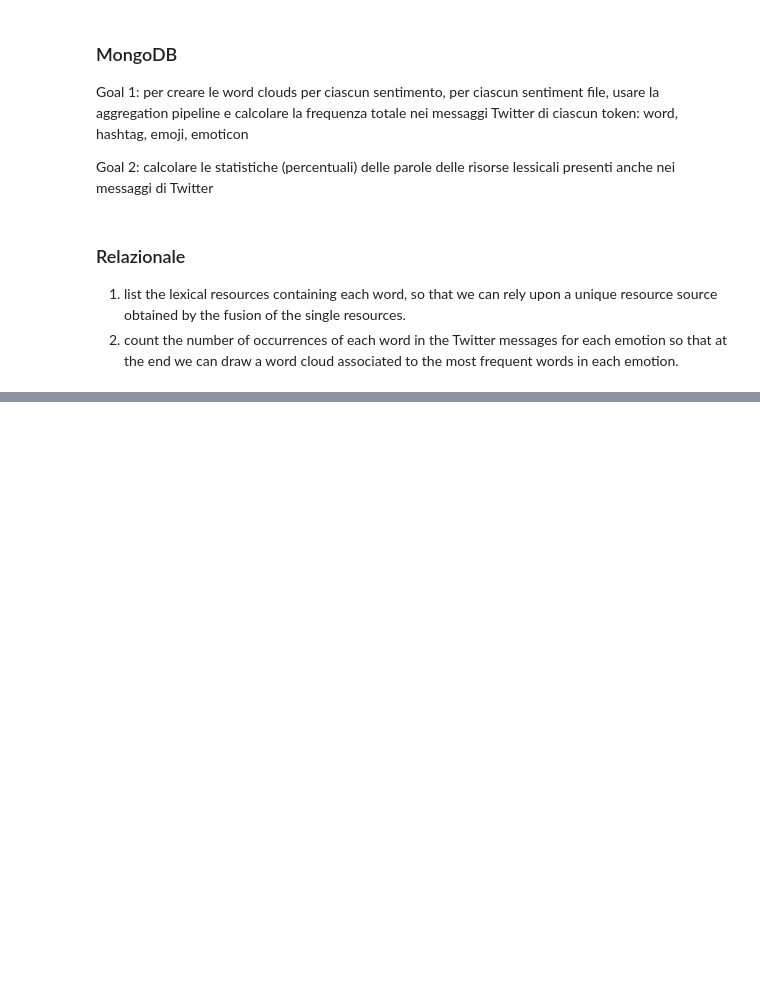
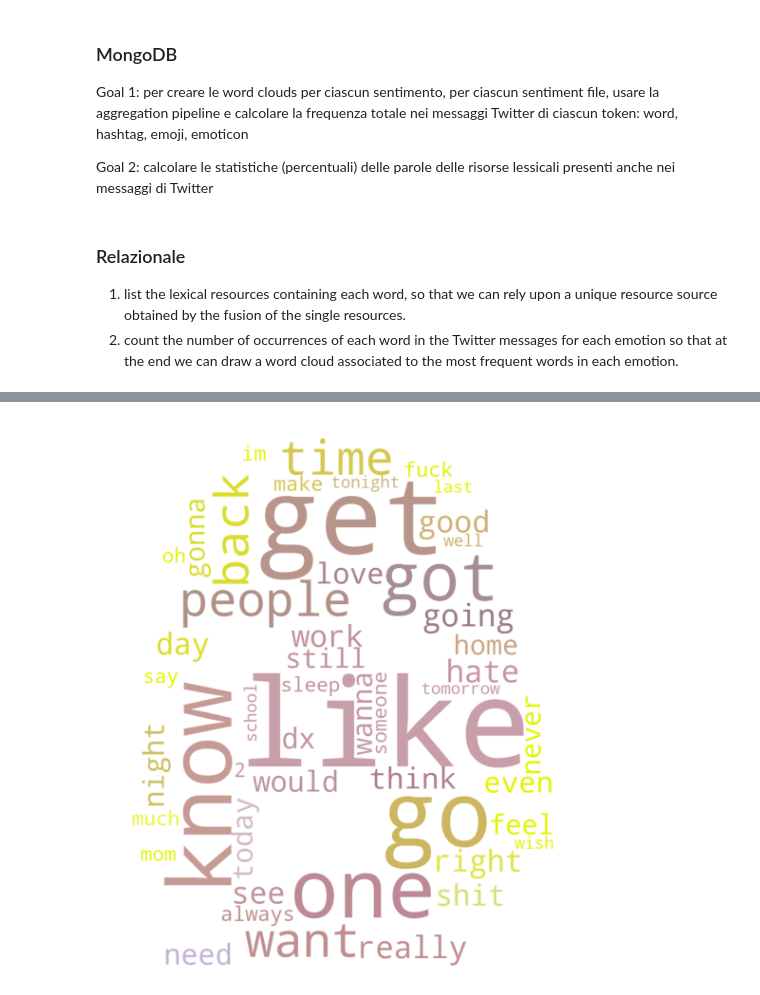
Before and after one commit to Fazzaa/tweet_analysis, a Jupyter notebook: graph.ipynb, the cells around one changed output, grey strips where cells are left out. Cells and saved outputs as stored; diff of their text form; code cells hidden in the pictures; blank space fills up the shorter version.

```diff
--- a/graph.ipynb
+++ b/graph.ipynb
@@ -41,0 +105,4 @@ words in each emotion.
+# %%
+generate_wordcloud(convert_from_list_to_dict(disgust_data))
+# %% [output]
+[figure, added]
```
Also changed, not shown: parts of 18 cells of this notebook.
